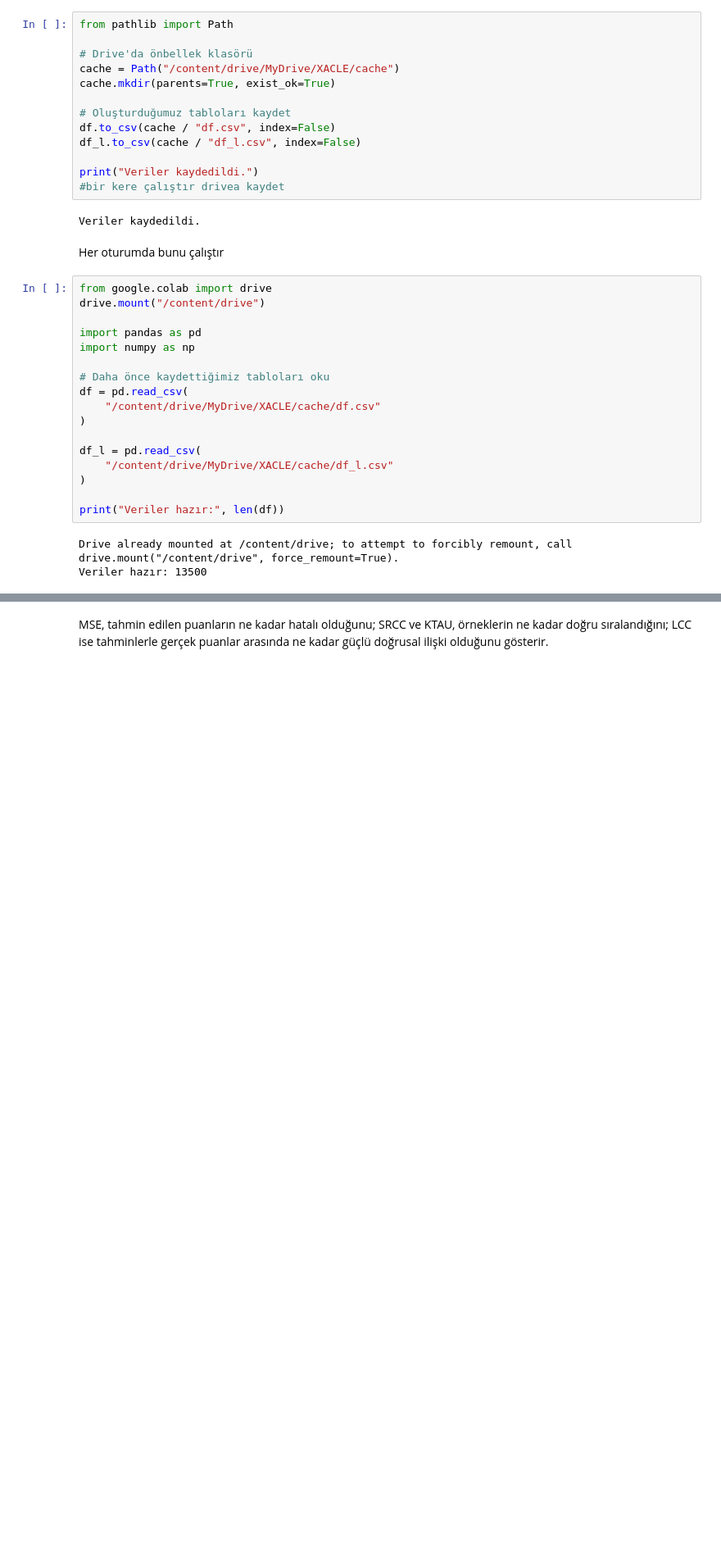
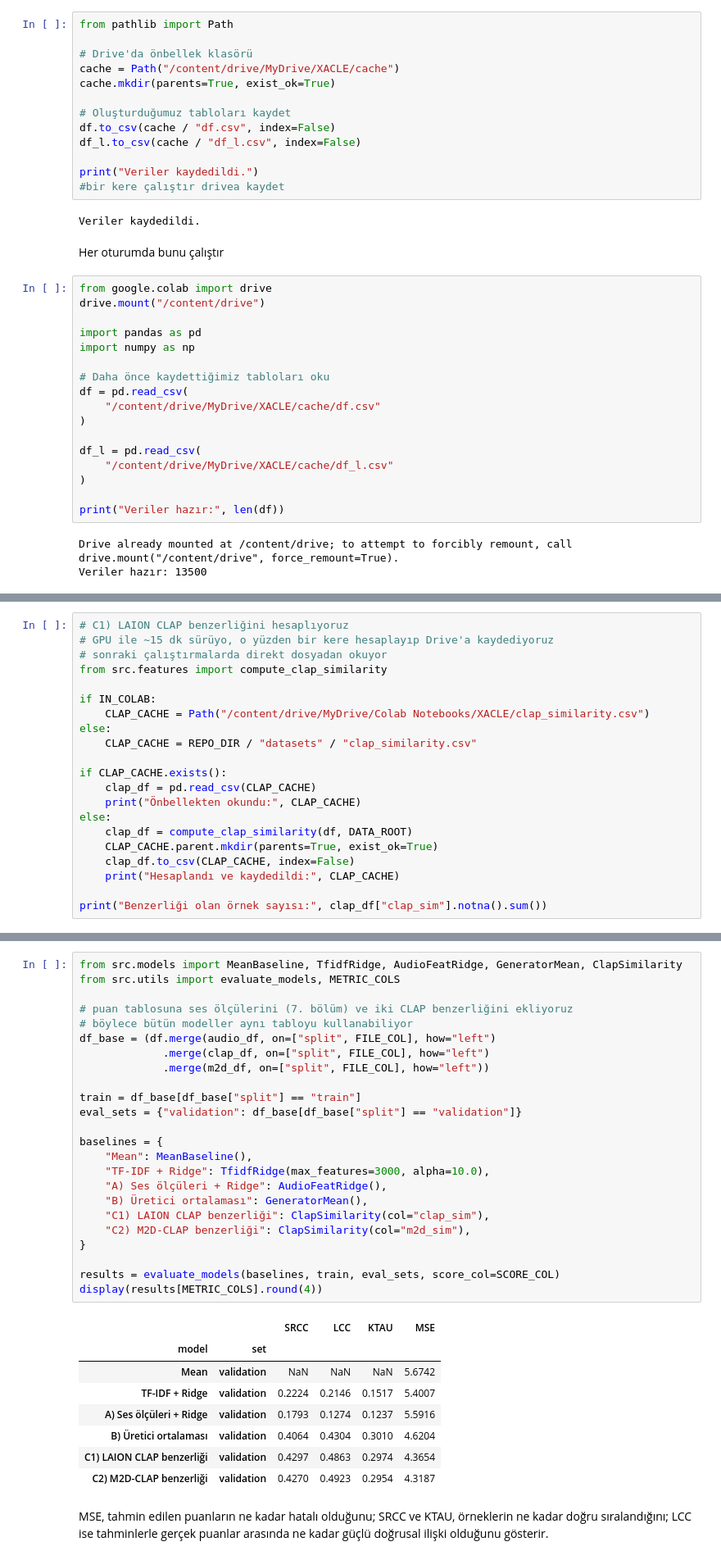
Before and after one commit to bm5201-2026/26832901020_26832901023_BM5201, a Jupyter notebook: assignment1_eda_baseline.ipynb, the cells around one changed output, grey strips where cells are left out. Shown at 82% size. Cells and saved outputs as stored; diff of their text form; blank space fills up the shorter version.

Commit message:
Baseline sonuçları, bulgular ve README güncellendi

```diff
--- a/assignment1_eda_baseline.ipynb
+++ b/assignment1_eda_baseline.ipynb
@@ -589,0 +576,21 @@ display(results[METRIC_COLS].round(4))
+# %%
+# C1) LAION CLAP benzerliğini hesaplıyoruz
+# GPU ile ~15 dk sürüyo, o yüzden bir kere hesaplayıp Drive'a kaydediyoruz
+# sonraki çalıştırmalarda direkt dosyadan okuyor
+from src.features import compute_clap_similarity
+
+if IN_COLAB:
+    CLAP_CACHE = Path("/content/drive/MyDrive/Colab Notebooks/XACLE/clap_similarity.csv")
+else:
+    CLAP_CACHE = REPO_DIR / "datasets" / "clap_similarity.csv"
+
+if CLAP_CACHE.exists():
+    clap_df = pd.read_csv(CLAP_CACHE)
+    print("Önbellekten okundu:", CLAP_CACHE)
+else:
+    clap_df = compute_clap_similarity(df, DATA_ROOT)
+    CLAP_CACHE.parent.mkdir(parents=True, exist_ok=True)
+    clap_df.to_csv(CLAP_CACHE, index=False)
+    print("Hesaplandı ve kaydedildi:", CLAP_CACHE)
+
+print("Benzerliği olan örnek sayısı:", clap_df["clap_sim"].notna().sum())
@@ -590,2 +655,35 @@ display(results[METRIC_COLS].round(4))
+# %%
+from src.models import MeanBaseline, TfidfRidge, AudioFeatRidge, GeneratorMean, ClapSimilarity
+from src.utils import evaluate_models, METRIC_COLS
+
+# puan tablosuna ses ölçülerini (7. bölüm) ve iki CLAP benzerliğini ekliyoruz
+# böylece bütün modeller aynı tabloyu kullanabiliyor
+df_base = (df.merge(audio_df, on=["split", FILE_COL], how="left")
+             .merge(clap_df, on=["split", FILE_COL], how="left")
+             .merge(m2d_df, on=["split", FILE_COL], how="left"))
+
+train = df_base[df_base["split"] == "train"]
+eval_sets = {"validation": df_base[df_base["split"] == "validation"]}
+
+baselines = {
+    "Mean": MeanBaseline(),
+    "TF-IDF + Ridge": TfidfRidge(max_features=3000, alpha=10.0),
+    "A) Ses ölçüleri + Ridge": AudioFeatRidge(),
+    "B) Üretici ortalaması": GeneratorMean(),
+    "C1) LAION CLAP benzerliği": ClapSimilarity(col="clap_sim"),
+    "C2) M2D-CLAP benzerliği": ClapSimilarity(col="m2d_sim"),
+}
+
+results = evaluate_models(baselines, train, eval_sets, score_col=SCORE_COL)
+display(results[METRIC_COLS].round(4))
+# %% [output]
+|  |  | SRCC | LCC | KTAU | MSE |
+| model | set |  |  |  |  |
+| Mean | validation | NaN | NaN | NaN | 5.6742 |
+| TF-IDF + Ridge | validation | 0.2224 | 0.2146 | 0.1517 | 5.4007 |
+| A) Ses ölçüleri + Ridge | validation | 0.1793 | 0.1274 | 0.1237 | 5.5916 |
+| B) Üretici ortalaması | validation | 0.4064 | 0.4304 | 0.3010 | 4.6204 |
+| C1) LAION CLAP benzerliği | validation | 0.4297 | 0.4863 | 0.2974 | 4.3654 |
+| C2) M2D-CLAP benzerliği | validation | 0.4270 | 0.4923 | 0.2954 | 4.3187 |
 # %% [markdown]
 MSE, tahmin edilen puanların ne kadar hatalı olduğunu; SRCC ve KTAU, örneklerin ne kadar doğru sıralandığını; LCC ise tahminlerle gerçek puanlar arasında ne kadar güçlü doğrusal ilişki olduğunu gösterir.
```
Also changed, not shown: parts of 6 cells of this notebook, 1 other file.
